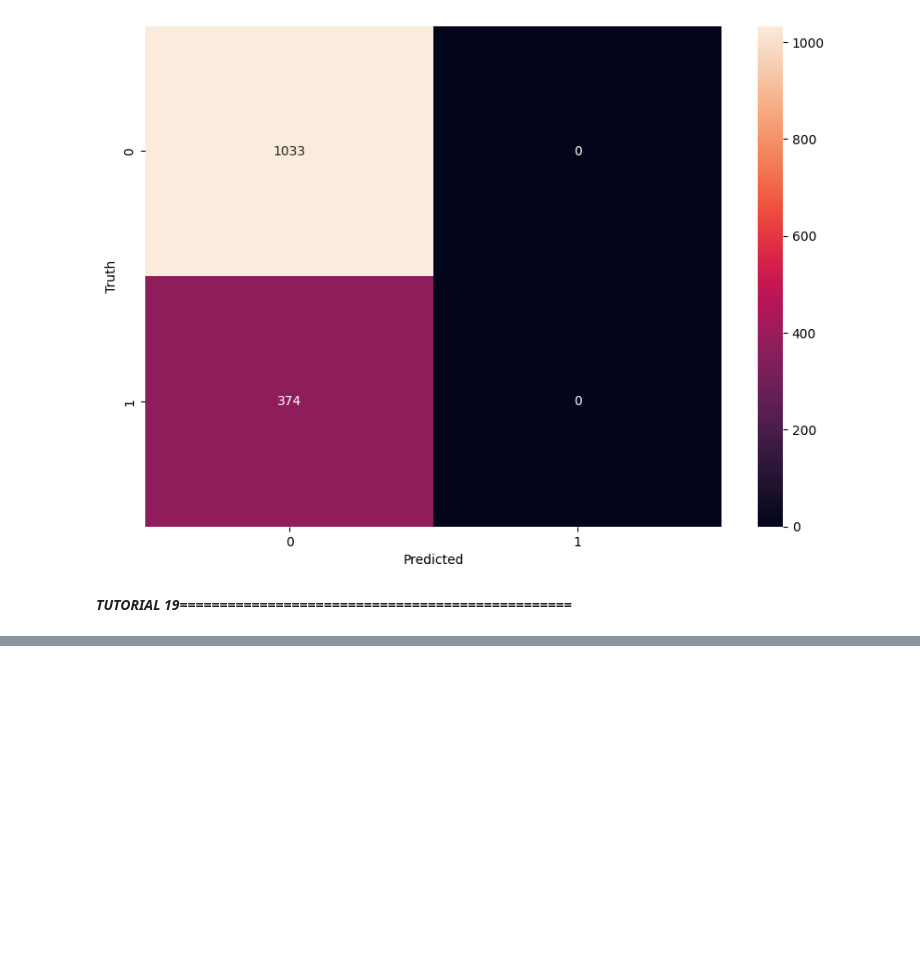
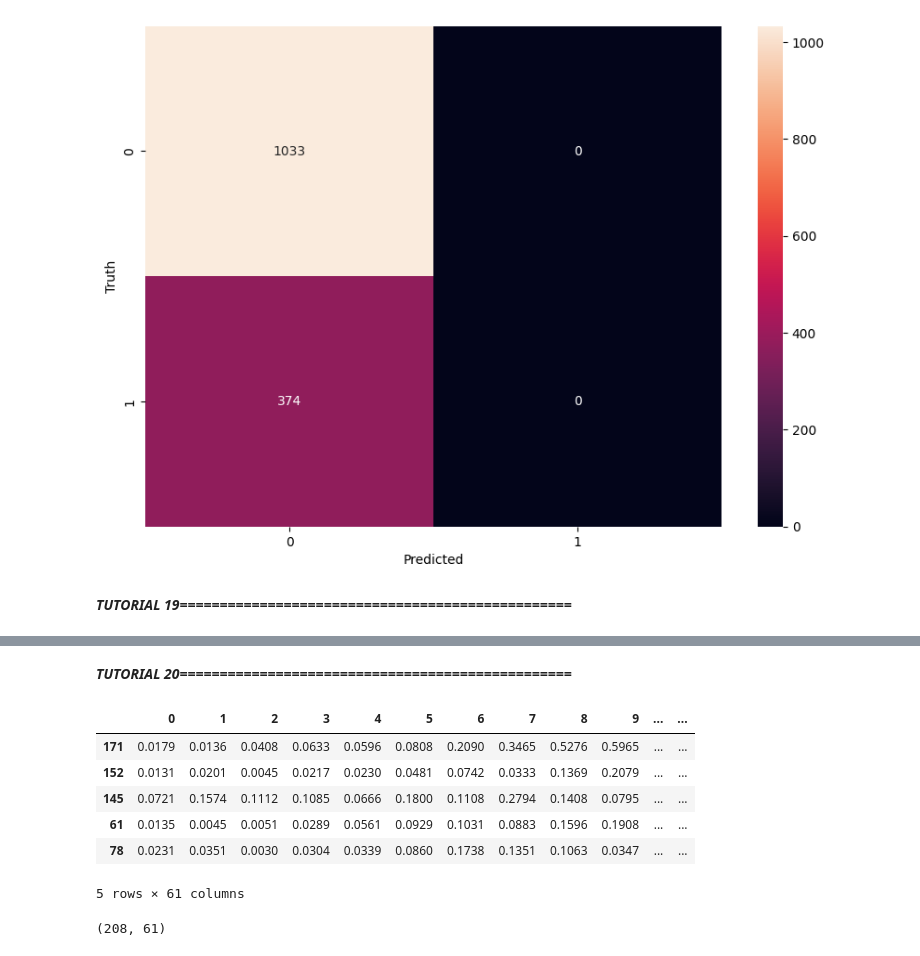
Before and after one commit to nickmirunsw/py-learning, a Jupyter notebook: tensorflow/tfnm.ipynb, the cells around one changed output, grey strips where cells are left out. Saved outputs shown, nothing was run; the diff lists cells and outputs as text; code cells hidden in the pictures; blank space fills up the shorter version.

```diff
--- a/tensorflow/tfnm.ipynb
+++ b/tensorflow/tfnm.ipynb
@@ -1258,0 +1322,18 @@ Text(95.72222222222221, 0.5, 'Truth')
+# %% [markdown]
+***TUTORIAL 20=================================================***
+# %%
+df = pd.read_csv("https://raw.githubusercontent.com/codebasics/deep-learning-keras-tf-tutorial/refs/heads/master/13_dropout_layer/sonar_dataset.csv", header=None)
+
+df.sample(5)
+# %% [output]
+|  | 0 | 1 | 2 | 3 | 4 | 5 | 6 | 7 | 8 | 9 | ... | ... |
+| 171 | 0.0179 | 0.0136 | 0.0408 | 0.0633 | 0.0596 | 0.0808 | 0.2090 | 0.3465 | 0.5276 | 0.5965 | ... | ... |
+| 152 | 0.0131 | 0.0201 | 0.0045 | 0.0217 | 0.0230 | 0.0481 | 0.0742 | 0.0333 | 0.1369 | 0.2079 | ... | ... |
+| 145 | 0.0721 | 0.1574 | 0.1112 | 0.1085 | 0.0666 | 0.1800 | 0.1108 | 0.2794 | 0.1408 | 0.0795 | ... | ... |
+| 61 | 0.0135 | 0.0045 | 0.0051 | 0.0289 | 0.0561 | 0.0929 | 0.1031 | 0.0883 | 0.1596 | 0.1908 | ... | ... |
+| 78 | 0.0231 | 0.0351 | 0.0030 | 0.0304 | 0.0339 | 0.0860 | 0.1738 | 0.1351 | 0.1063 | 0.0347 | ... | ... |
+5 rows × 61 columns
+# %%
+df.shape
+# %% [output]
+(208, 61)
```
Also changed, not shown: parts of 38 cells of this notebook.
